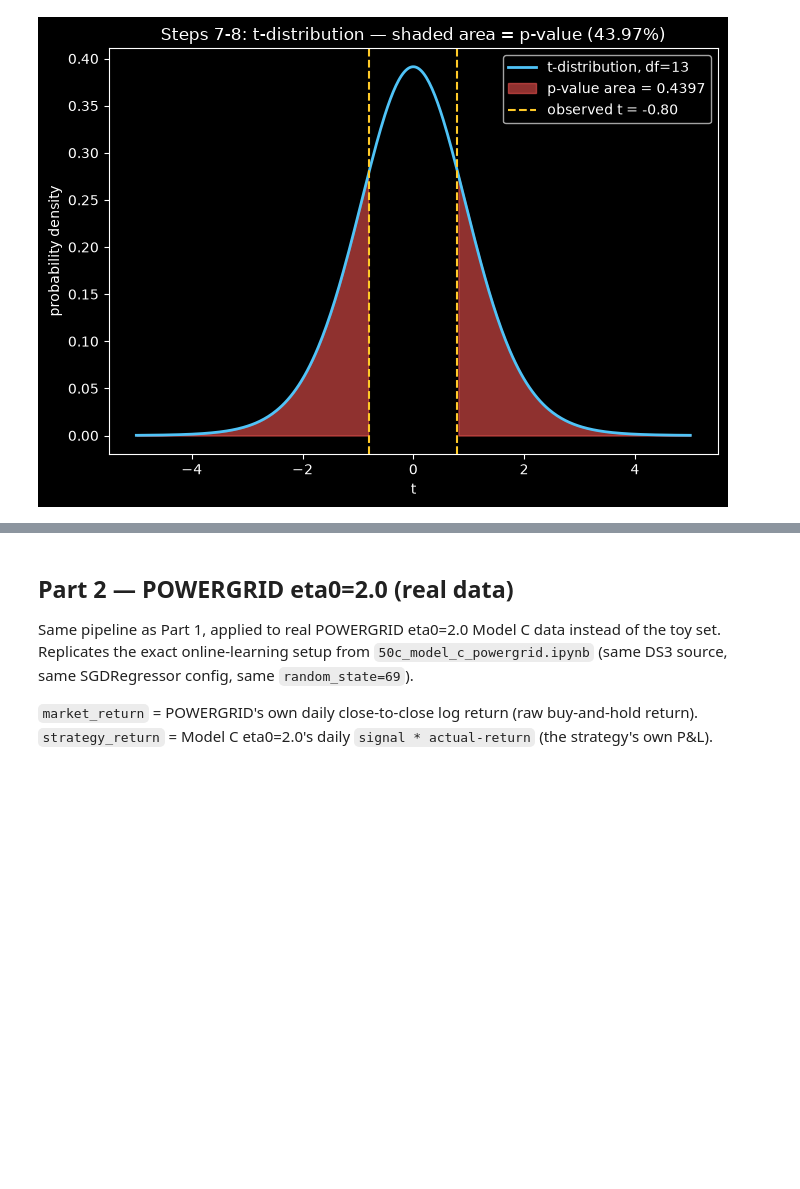
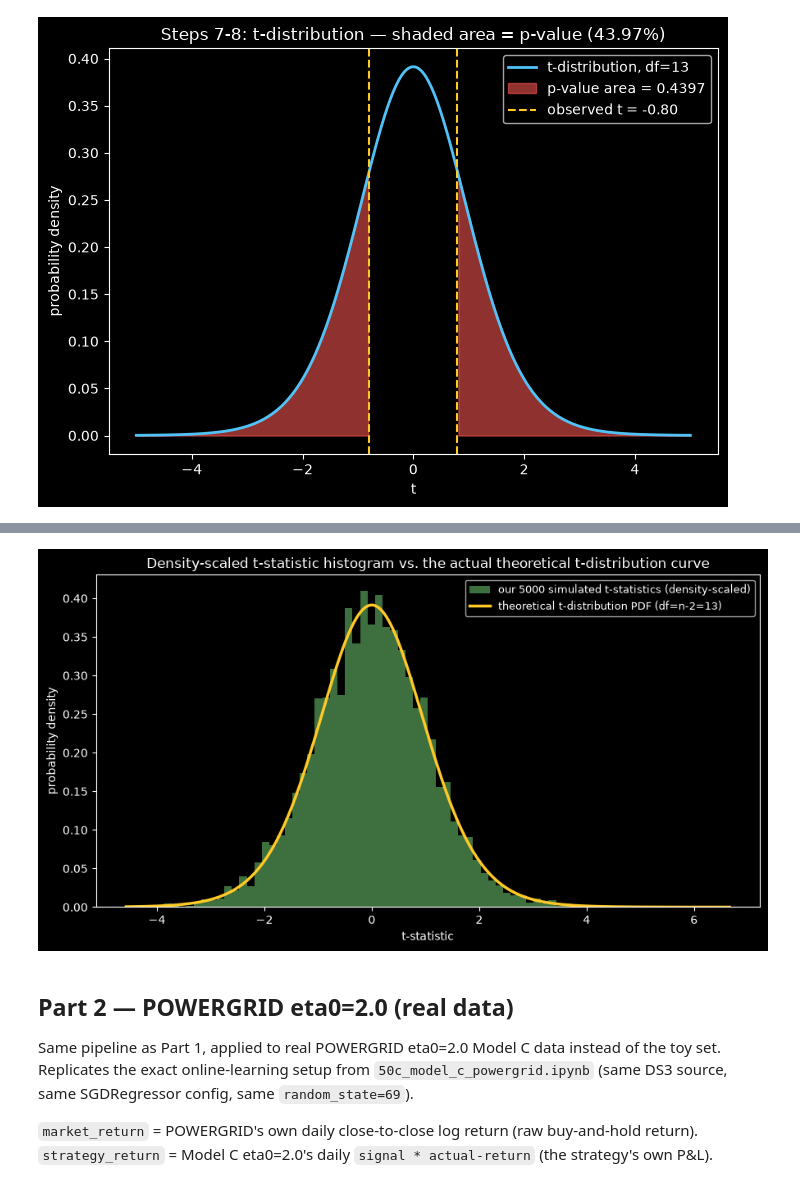
Before and after one commit to Saurav-cloud9/CodePonting, a Jupyter notebook: Algo_Trading/Framework_V2/scripts/trials/regime_model/memlabs/52_alpha_beta_concept_and_powergrid.ipynb, the cells around one changed output, grey strips where cells are left out. Saved outputs shown, nothing was run; the diff lists cells and outputs as text; code cells hidden in the pictures; blank space fills up the shorter version.

```diff
--- a/Algo_Trading/Framework_V2/scripts/trials/regime_model/memlabs/52_alpha_beta_concept_and_powergrid.ipynb
+++ b/Algo_Trading/Framework_V2/scripts/trials/regime_model/memlabs/52_alpha_beta_concept_and_powergrid.ipynb
@@ -189,3 +197,43 @@ p-value = 0.4397  (43.97%)
+# %%
+# --- Null-intuition simulation: 5000 resamples, TRUE alpha = 0 every time ---
+rng_null = np.random.default_rng(42)
+n_simulations = 5000
+sim_t_stats = np.zeros(n_simulations)
+
+for i in range(n_simulations):
+    sim_market = rng_null.normal(0, 0.03, n)
+    sim_strategy = 0.0 + TRUE_BETA * sim_market + rng_null.normal(0, NOISE_SIGMA, n)
+
+    sim_x_bar = sim_market.mean(); sim_y_bar = sim_strategy.mean()
+    sim_cov = np.mean((sim_market - sim_x_bar) * (sim_strategy - sim_y_bar))
+    sim_var_x = np.mean((sim_market - sim_x_bar) ** 2)
+    sim_beta = sim_cov / sim_var_x
+    sim_alpha = sim_y_bar - sim_beta * sim_x_bar
+
+    sim_fitted = sim_alpha + sim_beta * sim_market
+    sim_error = sim_strategy - sim_fitted
+    sim_var_error = np.sum(sim_error ** 2) / (n - 2)
+    sim_Sxx = np.sum((sim_market - sim_x_bar) ** 2)
+    sim_se_alpha = np.sqrt(sim_var_error * (1/n + sim_x_bar**2 / sim_Sxx))
+
+    sim_t_stats[i] = sim_alpha / sim_se_alpha if sim_se_alpha > 0 else 0
+
+fig, ax = plt.subplots(figsize=(9, 5))
+ax.hist(sim_t_stats, bins=80, color='#66bb6a', edgecolor='none', alpha=0.6, density=True,
+        label=f'our {n_simulations} simulated t-statistics (density-scaled)')
+t_range_sim = np.linspace(sim_t_stats.min(), sim_t_stats.max(), 300)
+theoretical_pdf = stats.t.pdf(t_range_sim, df=df)
+ax.plot(t_range_sim, theoretical_pdf, color='#ffca28', lw=2.5,
+        label=f'theoretical t-distribution PDF (df=n-2={df})')
+ax.set_xlabel('t-statistic')
+ax.set_ylabel('probability density')
+ax.set_title('Density-scaled t-statistic histogram vs. the actual theoretical t-distribution curve')
+ax.legend(fontsize=9)
+plt.tight_layout()
+plt.savefig('52_check_tdist_null_intuition.png', dpi=110)
+plt.show()
+# %% [output]
+[figure, added]
 # %% [markdown]
 ## Part 2 — POWERGRID eta0=2.0 (real data)
 
```
Also changed, not shown: parts of 1 cell of this notebook, 5 other files.
